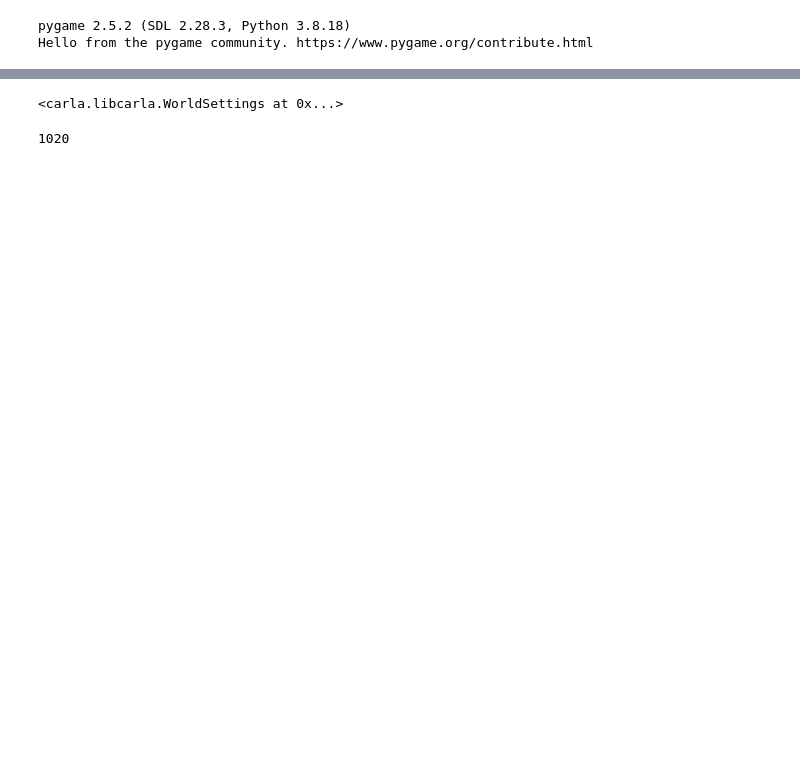
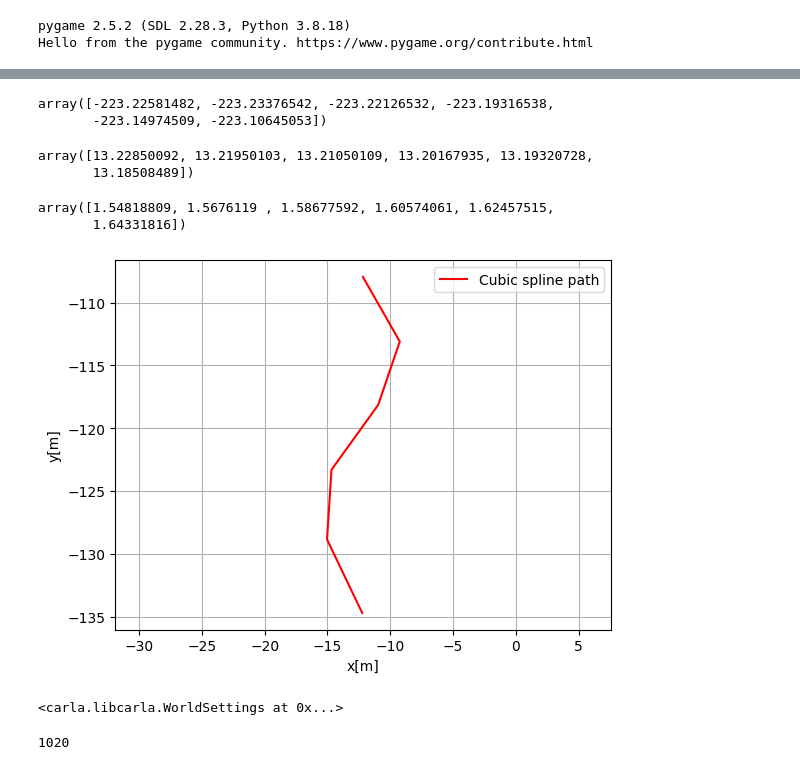
Before and after one commit to gustavomoers/CollisionAvoidance-Carla-DRL-MPC, a Jupyter notebook: test.ipynb, the cells around one changed output, grey strips where cells are left out. Saved outputs shown, nothing was run; the diff lists cells and outputs as text; code cells hidden in the pictures; blank space fills up the shorter version.

```diff
--- a/test.ipynb
+++ b/test.ipynb
@@ -14,0 +113,4 @@ Hello from the pygame community. https://www.pygame.org/contribute.html
+# %%
+lr = 0.449999
+# %%
+L = 3.004633
@@ -14,0 +271,7 @@ Hello from the pygame community. https://www.pygame.org/contribute.html
+# %%
+"""MPC solver """
+z = cvxpy.Variable((4,Hp),"z")
+u = cvxpy.Variable((2,Hp),"u")
+# z_initial = np.array([x,y,yaw,v])
+cost = 0
+constraints = [z[:,0] == z_initial.flatten()]
@@ -14,0 +422,22 @@ Hello from the pygame community. https://www.pygame.org/contribute.html
+# %%
+y
+# %% [output]
+array([-223.22581482, -223.23376542, -223.22126532, -223.19316538,
+       -223.14974509, -223.10645053])
+# %%
+yaw
+# %% [output]
+array([13.22850092, 13.21950103, 13.21050109, 13.20167935, 13.19320728,
+       13.18508489])
+# %%
+v
+# %% [output]
+array([1.54818809, 1.5676119 , 1.58677592, 1.60574061, 1.62457515,
+       1.64331816])
+# %%
+rx= []
+ry=[]
+for i in wp:
+
+    rx.append(i[0])
+    ry.append(i[1])
@@ -15 +446,13 @@ Hello from the pygame community. https://www.pygame.org/contribute.html
+# %%
+plt.subplots(1)
+# plt.plot(x, y, "xb", label="Data points")
+plt.plot(rx, ry, "-r", label="Cubic spline path")
+plt.grid(True)
+plt.axis("equal")
+plt.xlabel("x[m]")
+plt.ylabel("y[m]")
+plt.legend()
+plt.show()
+# %% [output]
+[figure, added]
 # %%
```
Also changed, not shown: parts of 35 cells of this notebook, 15 other files.
